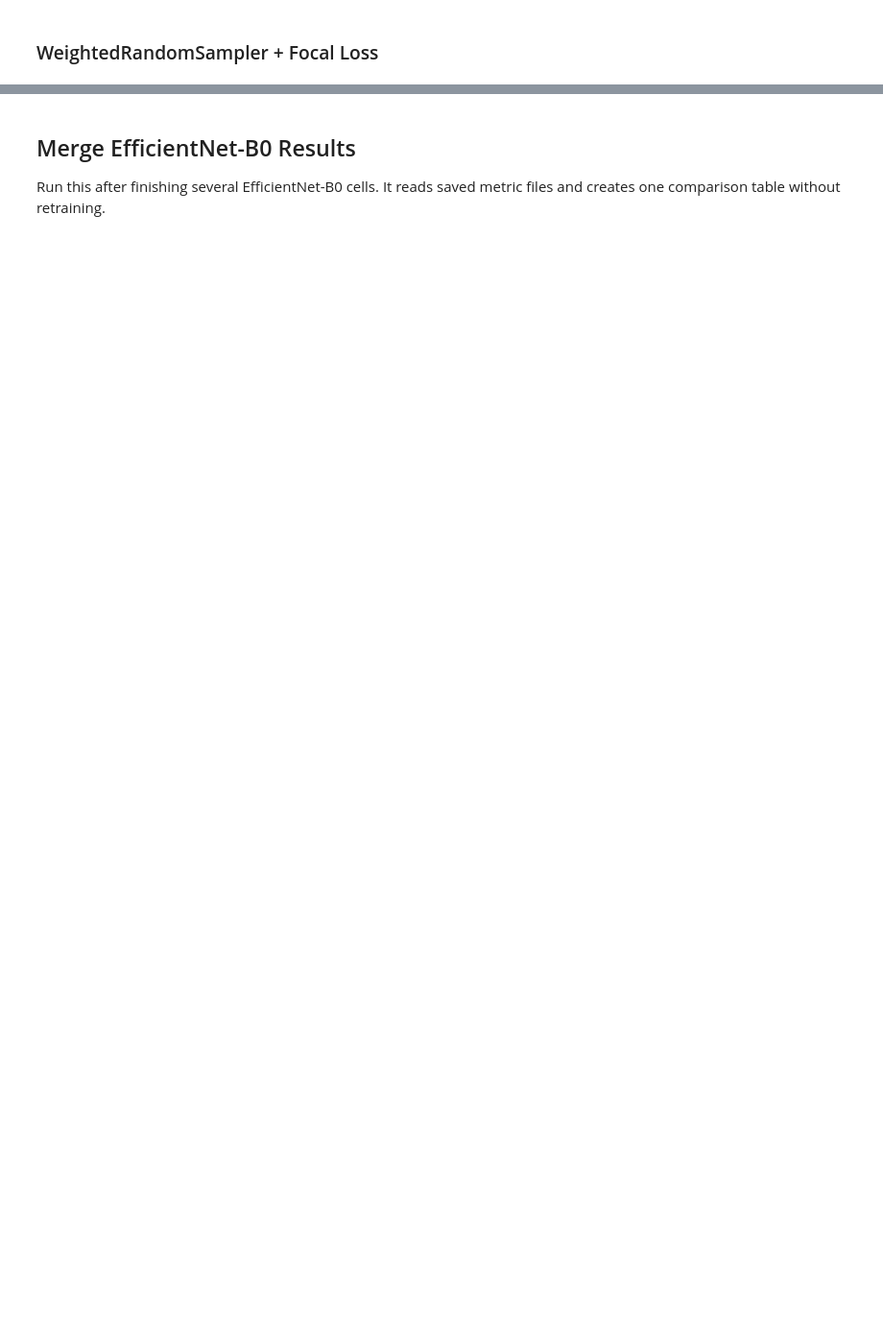
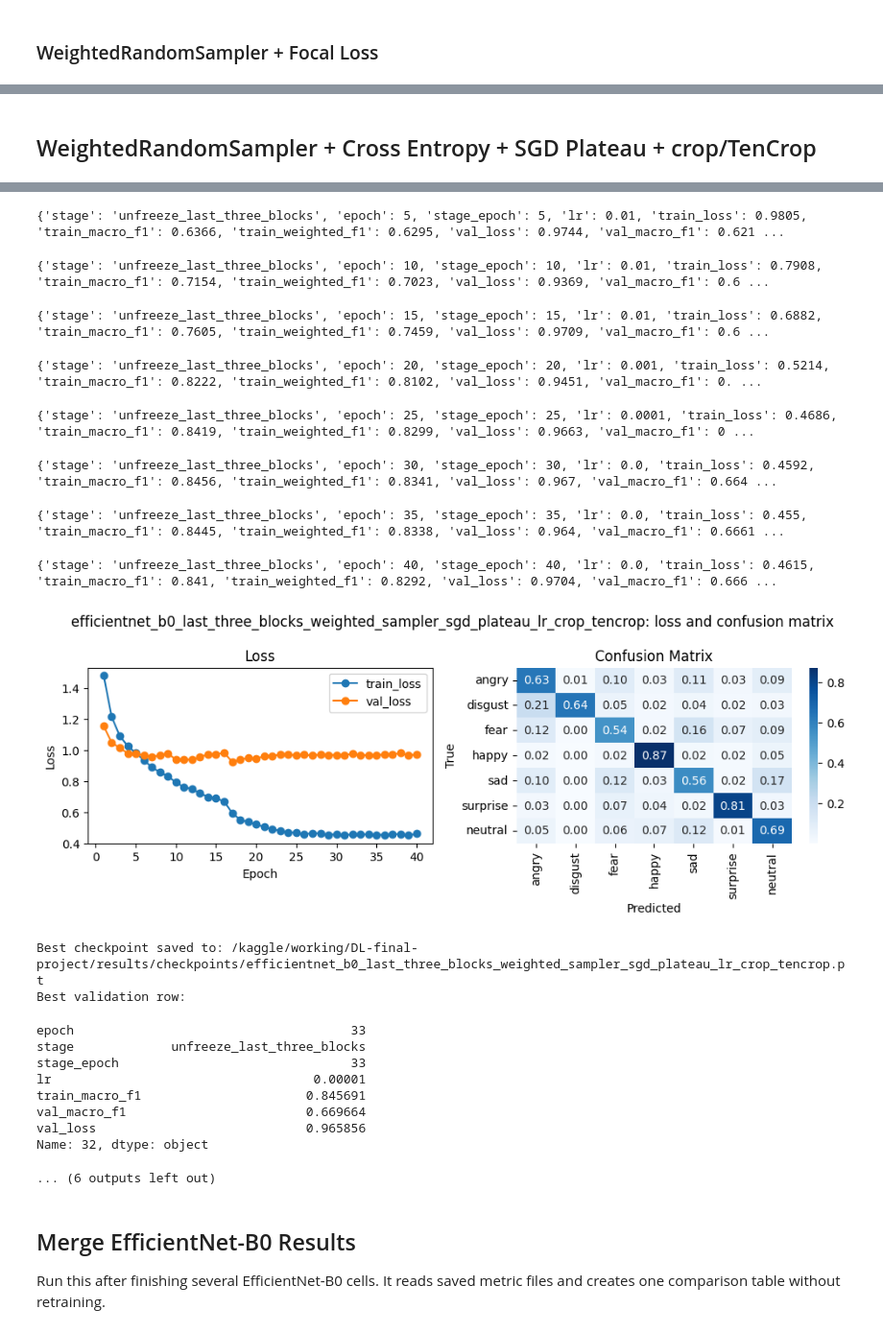
Before and after one commit to zsykk/DL-final-project, a Jupyter notebook: notebooks/04_efficientnet_b0_experiments.ipynb, the cells around one changed output, grey strips where cells are left out. Shown at 96% size. Cells and saved outputs as stored; diff of their text form; code cells hidden in the pictures; blank space fills up the shorter version.

```diff
--- a/notebooks/04_efficientnet_b0_experiments.ipynb
+++ b/notebooks/04_efficientnet_b0_experiments.ipynb
@@ -90,6 +91,7 @@ from fer_project.models import build_model
 import fer_project.training as training
 training = importlib.reload(training)
 fit = training.fit
+fit_sgd_schedule = training.fit_sgd_schedule
 
 import fer_project.metrics as metrics
 metrics = importlib.reload(metrics)
@@ -425,9 +399,0 @@ Best checkpoint saved to: /kaggle/working/DL-final-project/results/checkpoints/e
-# %%
-history_frame = pd.DataFrame(history_effnet_small_head)
-
-best_row = history_frame.sort_values(
-    ['val_macro_f1', 'val_loss'],
-    ascending=[False, True]
-).iloc[0]
-
-best_row[['epoch', 'train_loss', 'val_loss', 'val_macro_f1', 'val_weighted_f1']]
@@ -545,9 +407,0 @@ Best checkpoint saved to: /kaggle/working/DL-final-project/results/checkpoints/e
-# %%
-history_frame = pd.DataFrame(history_effnet_class_weights)
-
-best_row = history_frame.sort_values(
-    ['val_macro_f1', 'val_loss'],
-    ascending=[False, True]
-).iloc[0]
-
-best_row[['epoch', 'train_loss', 'val_loss', 'val_macro_f1', 'val_weighted_f1']]
@@ -638,9 +439,0 @@ Best checkpoint saved to: /kaggle/working/DL-final-project/results/checkpoints/e
-# %%
-history_effnet_focal = pd.DataFrame(history_effnet_class_weights)
-
-best_row = history_frame.sort_values(
-    ['val_macro_f1', 'val_loss'],
-    ascending=[False, True]
-).iloc[0]
-
-best_row[['epoch', 'train_loss', 'val_loss', 'val_macro_f1', 'val_weighted_f1']]
@@ -702,0 +485,2 @@ Best checkpoint saved to: /kaggle/working/DL-final-project/results/checkpoints/e
+# %% [markdown]
+## WeightedRandomSampler + Cross Entropy + SGD Plateau + crop/TenCrop
@@ -702,0 +721,11 @@ Best checkpoint saved to: /kaggle/working/DL-final-project/results/checkpoints/e
+# %%
+history_effnet_crop, report_effnet_crop, confusions_effnet_crop = run_efficientnet_b0_crop_tencrop_sgd_schedule(
+    name='efficientnet_b0_last_three_blocks_weighted_sampler_sgd_plateau_lr_crop_tencrop',
+    unfreeze_from=BEST_EFFICIENTNET_B0_UNFREEZE_FROM,
+    epochs=40,
+    use_class_weights=False,
+    weighted_sampler=True,
+    loss_name='cross_entropy',
+    focal_gamma=1.0,
+)
+# %% [output]
@@ -703,3 +734,23 @@ Best checkpoint saved to: /kaggle/working/DL-final-project/results/checkpoints/e
+{'stage': 'unfreeze_last_three_blocks', 'epoch': 5, 'stage_epoch': 5, 'lr': 0.01, 'train_loss': 0.9805, 'train_macro_f1': 0.6366, 'train_weighted_f1': 0.6295, 'val_loss': 0.9744, 'val_macro_f1': 0.621 ...
+{'stage': 'unfreeze_last_three_blocks', 'epoch': 10, 'stage_epoch': 10, 'lr': 0.01, 'train_loss': 0.7908, 'train_macro_f1': 0.7154, 'train_weighted_f1': 0.7023, 'val_loss': 0.9369, 'val_macro_f1': 0.6 ...
+{'stage': 'unfreeze_last_three_blocks', 'epoch': 15, 'stage_epoch': 15, 'lr': 0.01, 'train_loss': 0.6882, 'train_macro_f1': 0.7605, 'train_weighted_f1': 0.7459, 'val_loss': 0.9709, 'val_macro_f1': 0.6 ...
+{'stage': 'unfreeze_last_three_blocks', 'epoch': 20, 'stage_epoch': 20, 'lr': 0.001, 'train_loss': 0.5214, 'train_macro_f1': 0.8222, 'train_weighted_f1': 0.8102, 'val_loss': 0.9451, 'val_macro_f1': 0. ...
+{'stage': 'unfreeze_last_three_blocks', 'epoch': 25, 'stage_epoch': 25, 'lr': 0.0001, 'train_loss': 0.4686, 'train_macro_f1': 0.8419, 'train_weighted_f1': 0.8299, 'val_loss': 0.9663, 'val_macro_f1': 0 ...
+{'stage': 'unfreeze_last_three_blocks', 'epoch': 30, 'stage_epoch': 30, 'lr': 0.0, 'train_loss': 0.4592, 'train_macro_f1': 0.8456, 'train_weighted_f1': 0.8341, 'val_loss': 0.967, 'val_macro_f1': 0.664 ...
+{'stage': 'unfreeze_last_three_blocks', 'epoch': 35, 'stage_epoch': 35, 'lr': 0.0, 'train_loss': 0.455, 'train_macro_f1': 0.8445, 'train_weighted_f1': 0.8338, 'val_loss': 0.964, 'val_macro_f1': 0.6661 ...
+{'stage': 'unfreeze_last_three_blocks', 'epoch': 40, 'stage_epoch': 40, 'lr': 0.0, 'train_loss': 0.4615, 'train_macro_f1': 0.841, 'train_weighted_f1': 0.8292, 'val_loss': 0.9704, 'val_macro_f1': 0.666 ...
+[figure, added]
+Best checkpoint saved to: /kaggle/working/DL-final-project/results/checkpoints/efficientnet_b0_last_three_blocks_weighted_sampler_sgd_plateau_lr_crop_tencrop.pt
+Best validation row:
+epoch                                     33
+stage             unfreeze_last_three_blocks
+stage_epoch                               33
+lr                                   0.00001
+train_macro_f1                      0.845691
+val_macro_f1                        0.669664
+val_loss                            0.965856
+Name: 32, dtype: object
+... (6 outputs left out)
 # %% [markdown]
 ## Merge EfficientNet-B0 Results
 
```
Also changed, not shown: parts of 41 cells of this notebook, 4 other files.
